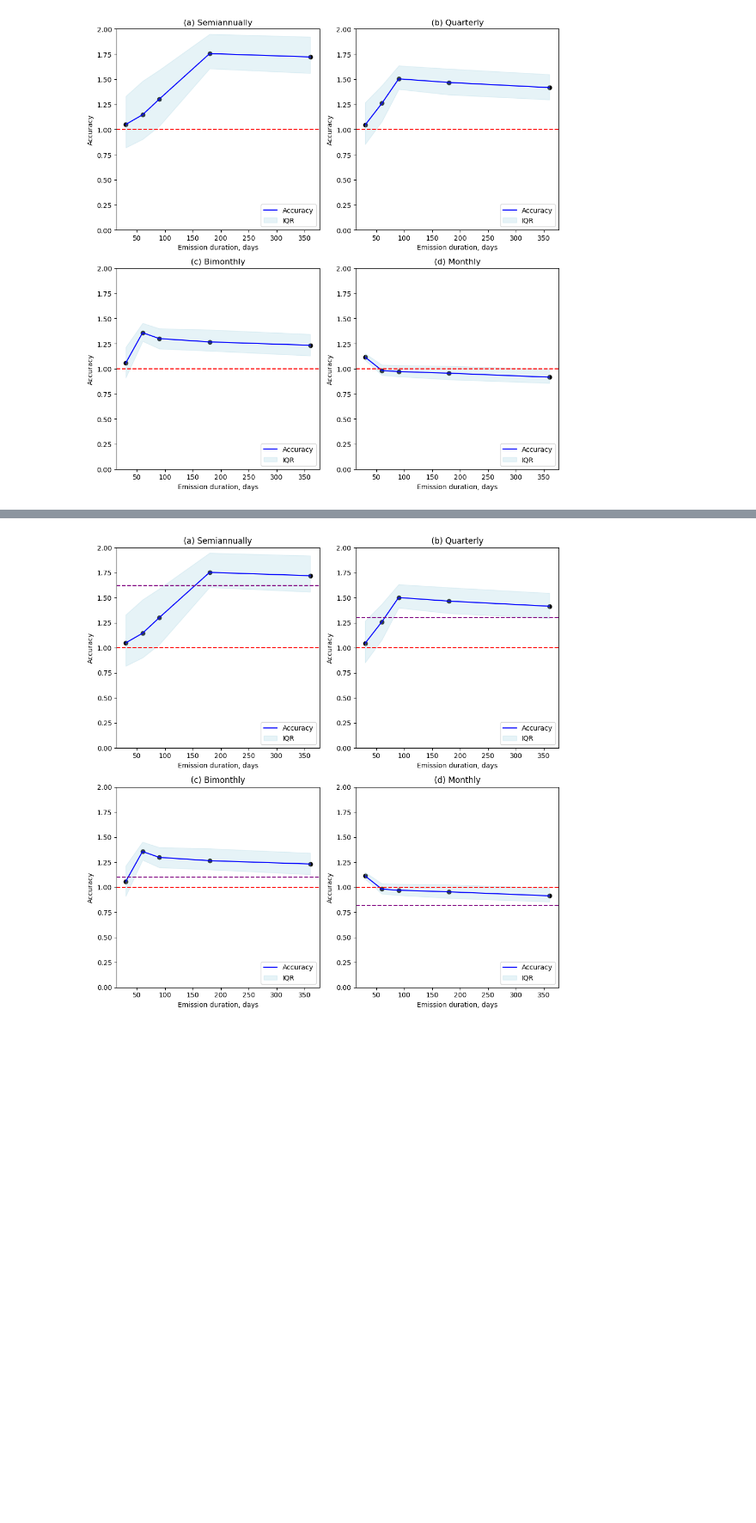
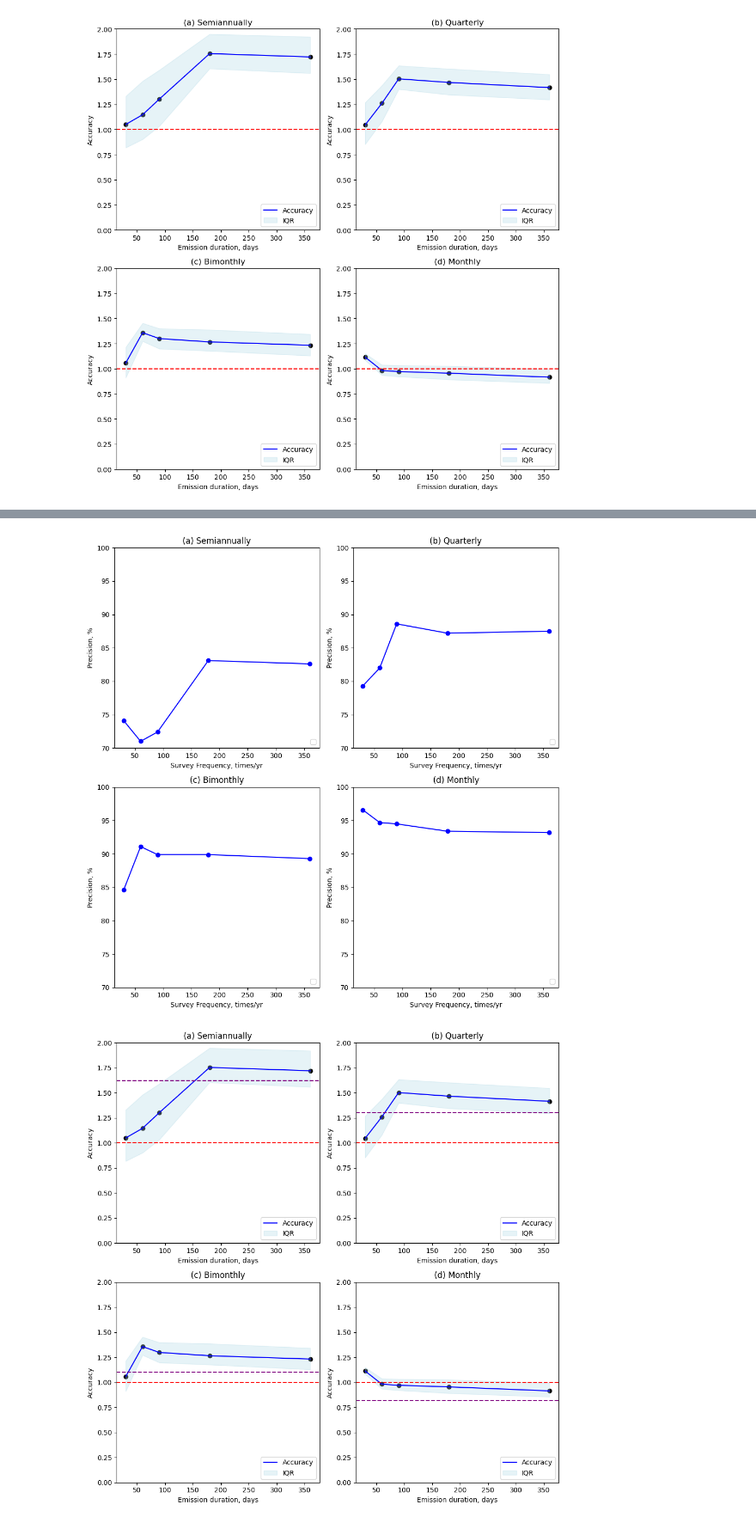
Before and after one commit to HJJJJX/Figure-Plotting, a Jupyter notebook: Uncertainty_Plot.ipynb, the cells around one changed output, grey strips where cells are left out. Shown at 86% size. Saved outputs shown, nothing was run; the diff lists cells and outputs as text; code cells hidden in the pictures; blank space fills up the shorter version.

```diff
--- a/Uncertainty_Plot.ipynb
+++ b/Uncertainty_Plot.ipynb
@@ -199,3 +199,50 @@ plt.tight_layout()
 plt.show()
 # %% [output]
 [figure]
+# %%
+#Repair
+import matplotlib.pyplot as plt
+import numpy as np
+
+# Sample data for scatter plots
+x_values = [[360, 180, 90, 60, 30], [360, 180, 90, 60, 30], [360, 180, 90, 60, 30], [360, 180, 90, 60, 30]]
+y_values = [[17.4, 16.9, 27.6, 29, 25.9], [12.5, 12.8, 11.4, 18.0, 20.7], [10.7, 10.1, 10.1, 8.9, 15.4], [6.8, 6.6, 5.5, 5.3, 3.4]]
+
+
+
+# Create subplots
+fig, axs = plt.subplots(2, 2, figsize=(10, 10))
+
+# Titles for each subplot
+titles = ["(a) Semiannually", "(b) Quarterly", "(c) Bimonthly", "(d) Monthly"]
+
+# Define common y-axis limits
+ylim_min = 70
+ylim_max = 100  # Adjust according to your data
+
+# Plot data for each subplot
+for j in range(2):
+    for k in range(2):
+        idx = j * 2 + k
+        ax = axs[j, k]
+        ax.plot(x_values[idx], 100 - np.array(y_values[idx]), color="blue", marker='o')  # Changed to plot
+        ax.set_xlabel("Survey Frequency, times/yr")
+        ax.set_ylabel("Precision, %")
+        ax.tick_params(axis="y")
+        ax.set_ylim(ylim_min, ylim_max)
+        ax.set_title(titles[idx])
+        ax.legend(loc = 'lower right')
+
+
+
+        # Set y-axis limits
+        ax.set_ylim(ylim_min, ylim_max)
+        ax.set_title(titles[idx])
+
+        # Create legend for each subplot
+        # ax.legend(loc="lower right")
+
+plt.tight_layout()
+plt.savefig(r'C:\Users\Haojun\Desktop\Uncertainty\Repair_frequency_precision.png')
+plt.show()
+# %% [output]
@@ -202,3 +253,4 @@ plt.show()
+[figure, added]
 # %%
 #Repair
 import matplotlib.pyplot as plt
```
Also changed, not shown: parts of 2 cells of this notebook.
